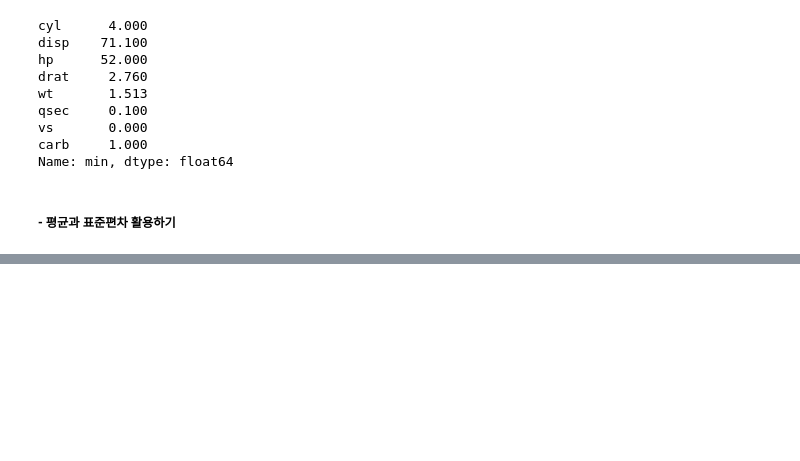
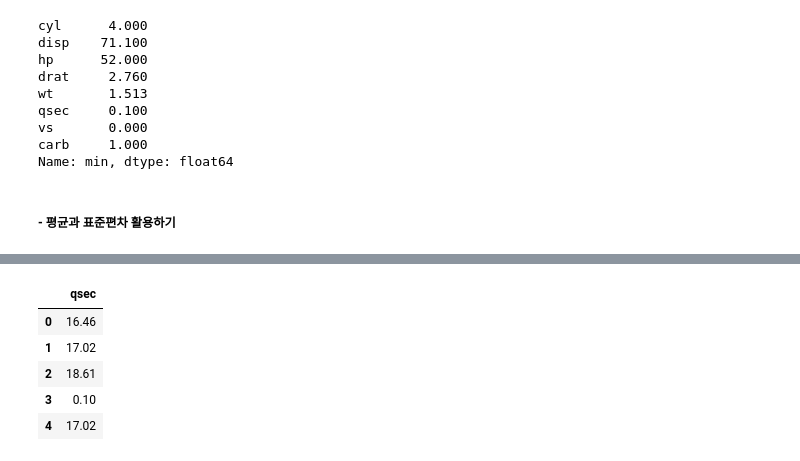
Before and after one commit to gentle-potato/TIL, a Jupyter notebook: Self-Study/Machine Learning/freelec(Python)/Part 03) 2_데이터 분석 절차 체득하기.ipynb, the cells around one changed output, grey strips where cells are left out. Drawn from its saved outputs; the diff is of its cells as text; code cells hidden in the pictures; blank space fills up the shorter version.

```diff
--- a/Self-Study/Machine Learning/freelec(Python)/Part 03) 2_데이터 분석 절차 체득하기.ipynb
+++ b/Self-Study/Machine Learning/freelec(Python)/Part 03) 2_데이터 분석 절차 체득하기.ipynb
@@ -485,0 +582,11 @@ Name: min, dtype: float64
+# %%
+temp = X[['qsec']]   # DataFrame으로 저장
+
+temp.head()
+# %% [output]
+|  | qsec |
+| 0 | 16.46 |
+| 1 | 17.02 |
+| 2 | 18.61 |
+| 3 | 0.10 |
+| 4 | 17.02 |
```
Also changed, not shown: parts of 50 cells of this notebook.
